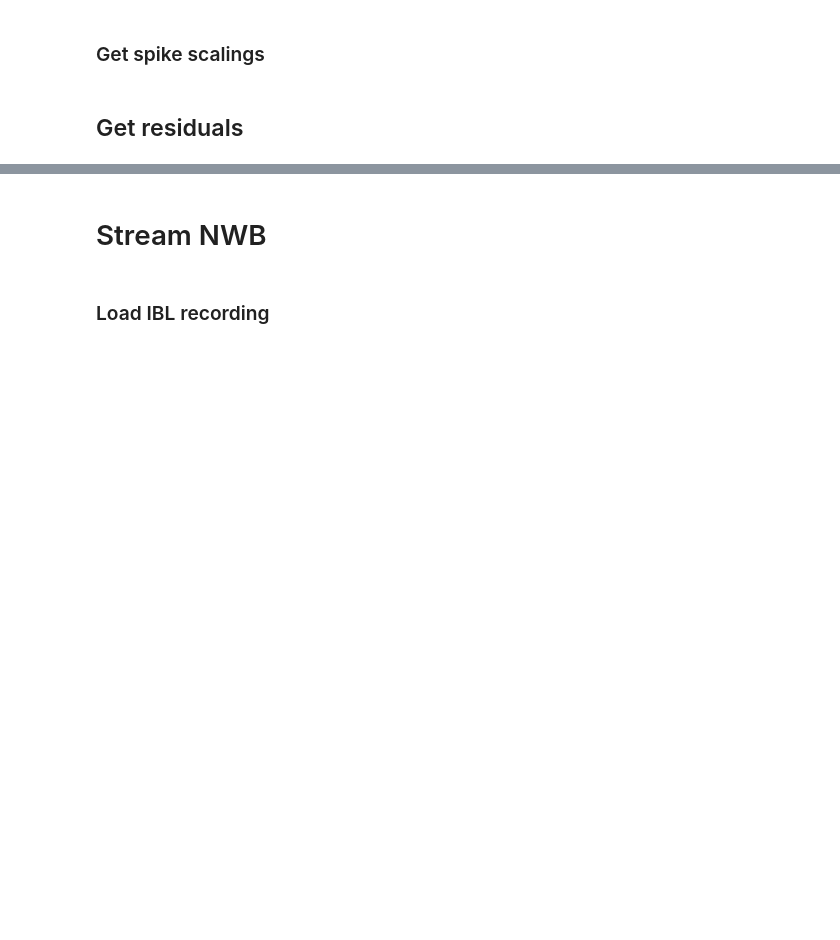
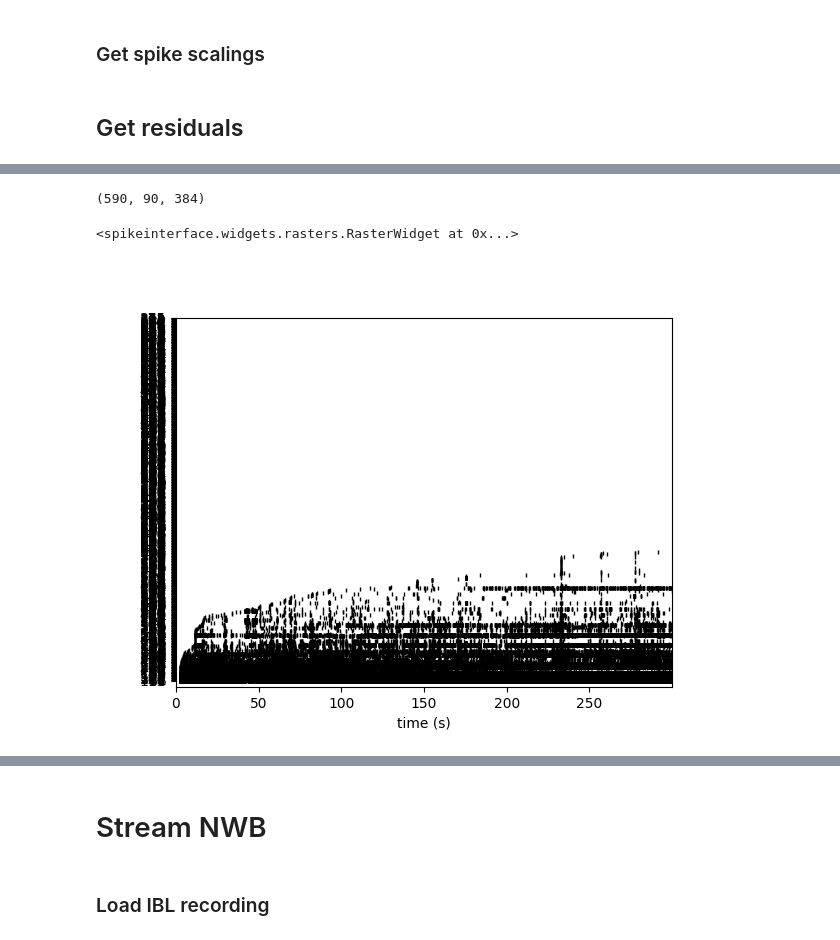
Before and after one commit to alejoe91/spike-sorting-benchmark-sandbox, a Jupyter notebook: notebooks/template-subtraction-demo.ipynb, the cells around one changed output, grey strips where cells are left out. Drawn from its saved outputs; the diff is of its cells as text; code cells hidden in the pictures; blank space fills up the shorter version.

```diff
--- a/notebooks/template-subtraction-demo.ipynb
+++ b/notebooks/template-subtraction-demo.ipynb
@@ -47,0 +155,9 @@ si.plot_traces(rec_dict, backend="ipywidgets")
+# %%
+all_templates.shape
+# %% [output]
+(590, 90, 384)
+# %%
+si.plot_rasters(sorting_c)
+# %% [output]
+<spikeinterface.widgets.rasters.RasterWidget at 0x...>
+[figure, added]
```
Also changed, not shown: parts of 57 cells of this notebook, 1 other file.
